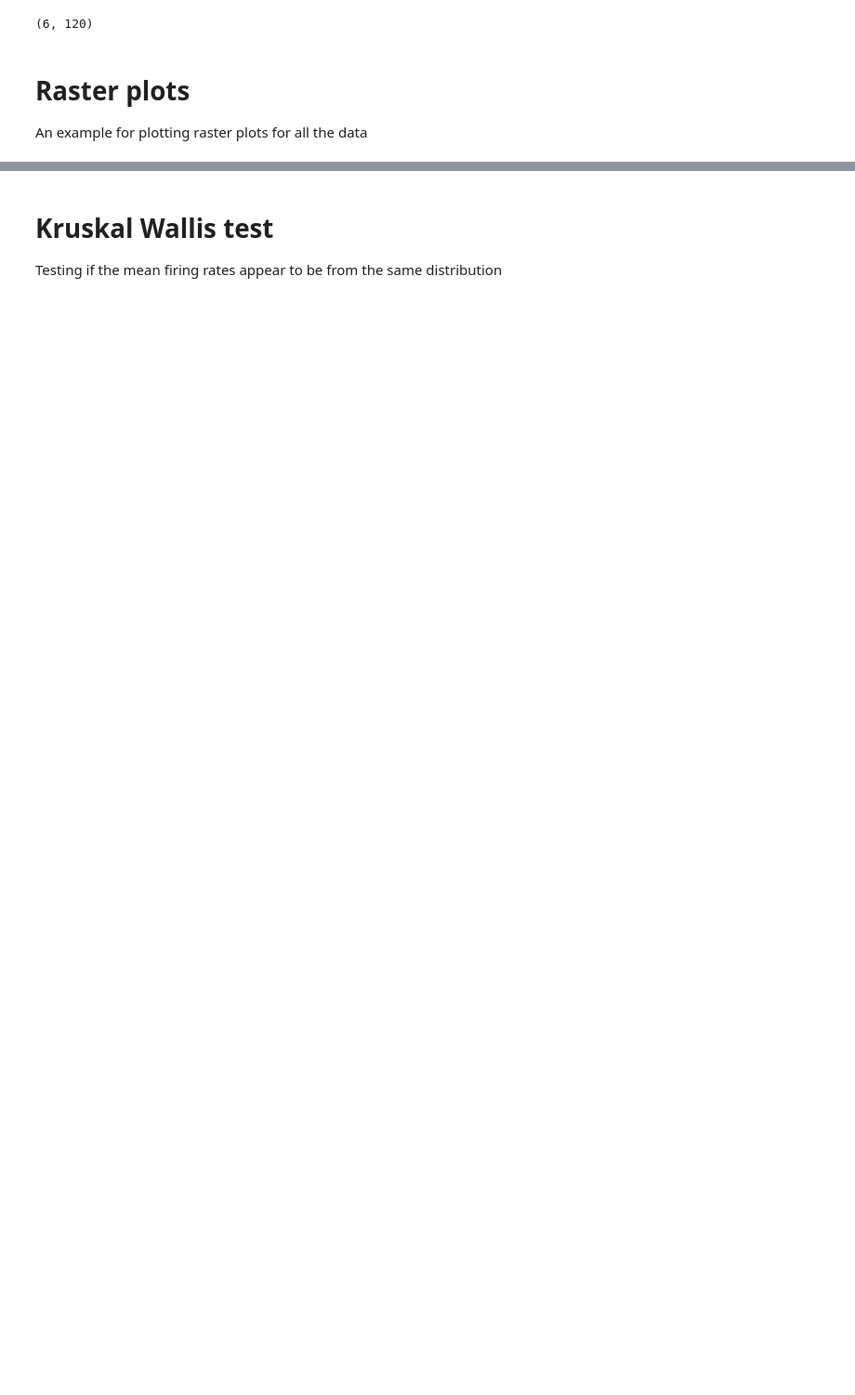
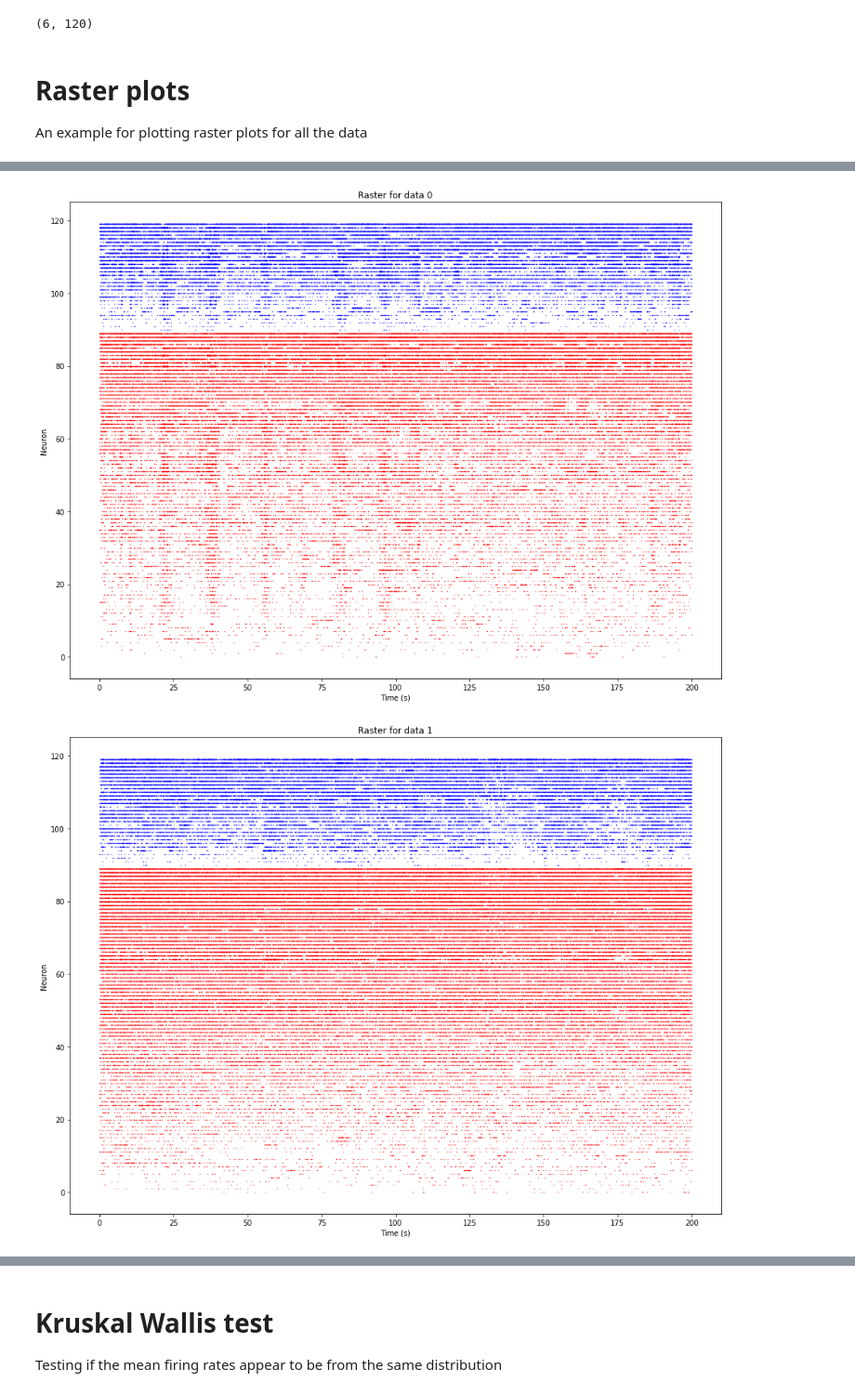
Before and after one commit to Mikkolehtimaki/eitn_model_validation, a Jupyter notebook: kruskal_wallis_tests.ipynb, the cells around one changed output, grey strips where cells are left out. Shown at 93% size. Drawn from its saved outputs; the diff is of its cells as text; code cells hidden in the pictures; blank space fills up the shorter version.

Commit message:
Example of different raster plots in kw ipybn

```diff
--- a/kruskal_wallis_tests.ipynb
+++ b/kruskal_wallis_tests.ipynb
@@ -26,0 +18,8 @@ An example for plotting raster plots for all the data
+# %%
+matplotlib.rcParams['figure.figsize'] = [16, 12]
+for i, d in enumerate(data):
+    vf.plot_raster(d, sorting=True, title='Raster for data %s' % i)
+    plt.show()
+# %% [output]
+[figure, added]
+[figure, added]
```
Also changed, not shown: parts of 7 cells of this notebook.
